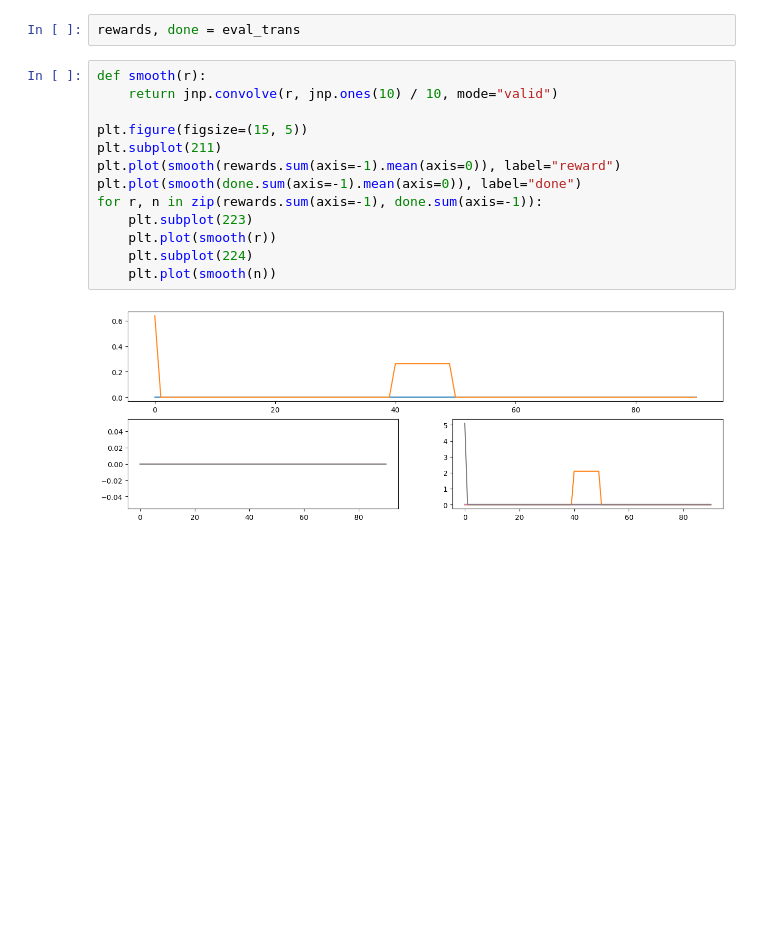
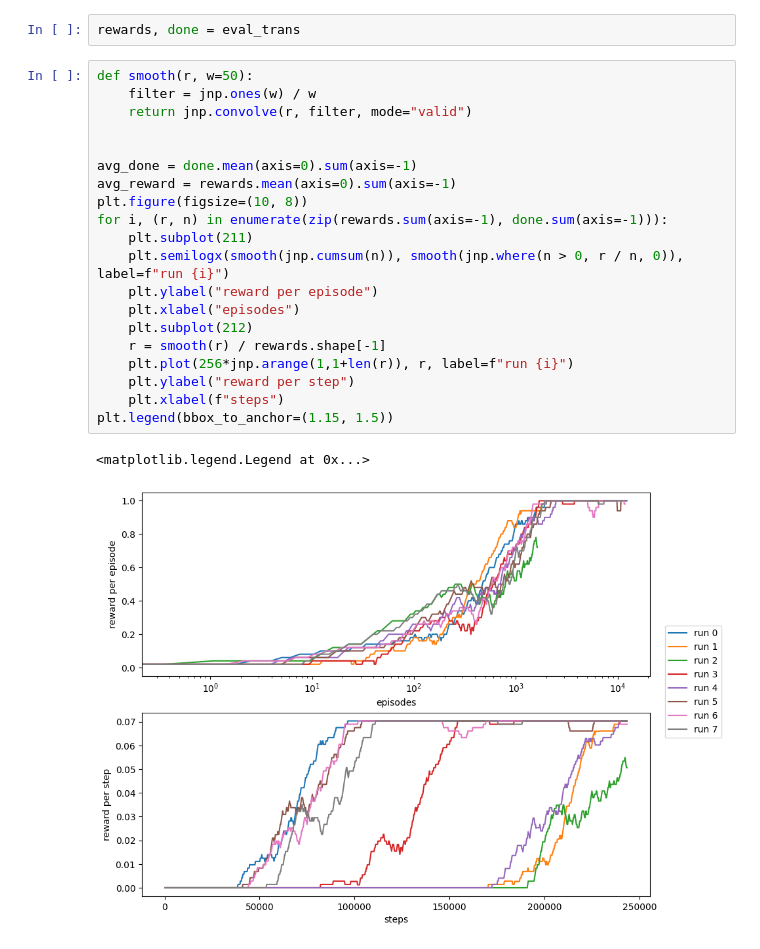
Before and after one commit to davidesartor/MANGO-lite, a Jupyter notebook: jax/test.ipynb, the cells around one changed output. Saved outputs shown, nothing was run; the diff lists cells and outputs as text; blank space fills up the shorter version.

```diff
--- a/jax/test.ipynb
+++ b/jax/test.ipynb
@@ -107,19 +107,27 @@ rng_key = jax.random.PRNGKey(seed)
 train_state, eval_trans = jax.vmap(run_sim)(jax.random.split(rng_key, 8))
 # %%
 rewards, done = eval_trans
-# %%
-def smooth(r):
-    return jnp.convolve(r, jnp.ones(10) / 10, mode="valid")
-
-plt.figure(figsize=(15, 5))
-plt.subplot(211)
-plt.plot(smooth(rewards.sum(axis=-1).mean(axis=0)), label="reward")
-plt.plot(smooth(done.sum(axis=-1).mean(axis=0)), label="done")
-for r, n in zip(rewards.sum(axis=-1), done.sum(axis=-1)):
-    plt.subplot(223)
-    plt.plot(smooth(r))
-    plt.subplot(224)
-    plt.plot(smooth(n))
-# %% [output]
-[figure, removed]
+# %%
+def smooth(r, w=50):
+    filter = jnp.ones(w) / w
+    return jnp.convolve(r, filter, mode="valid")
+
+
+avg_done = done.mean(axis=0).sum(axis=-1)
+avg_reward = rewards.mean(axis=0).sum(axis=-1)
+plt.figure(figsize=(10, 8))
+for i, (r, n) in enumerate(zip(rewards.sum(axis=-1), done.sum(axis=-1))):
+    plt.subplot(211)
+    plt.semilogx(smooth(jnp.cumsum(n)), smooth(jnp.where(n > 0, r / n, 0)), label=f"run {i}")
+    plt.ylabel("reward per episode")
+    plt.xlabel("episodes")
+    plt.subplot(212)
+    r = smooth(r) / rewards.shape[-1]
+    plt.plot(256*jnp.arange(1,1+len(r)), r, label=f"run {i}")
+    plt.ylabel("reward per step")
+    plt.xlabel(f"steps")
+plt.legend(bbox_to_anchor=(1.15, 1.5))
+# %% [output]
+<matplotlib.legend.Legend at 0x...>
+[figure, added]
 # %%
```
Also changed, not shown: parts of 3 cells of this notebook, 2 other files.
